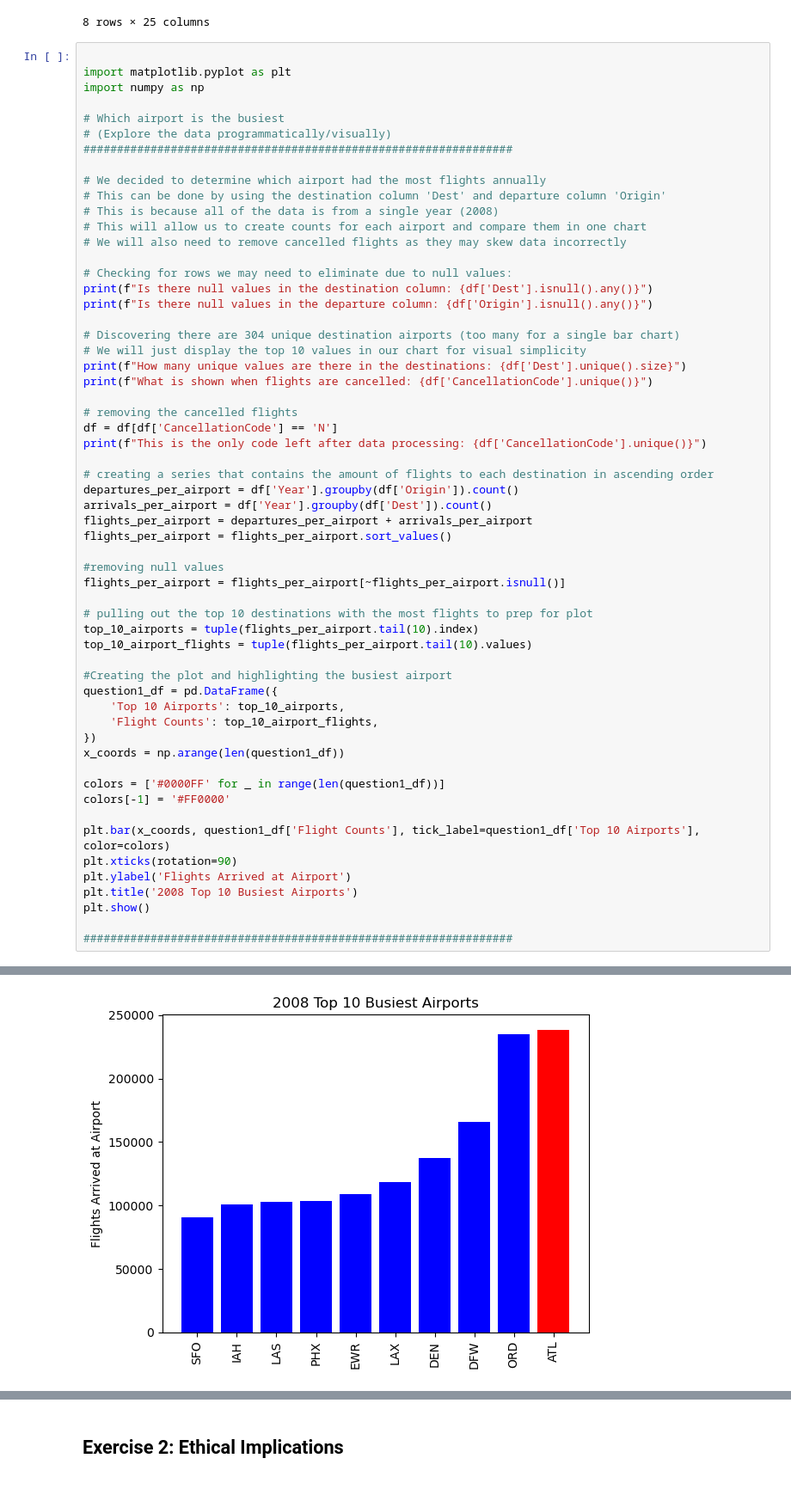
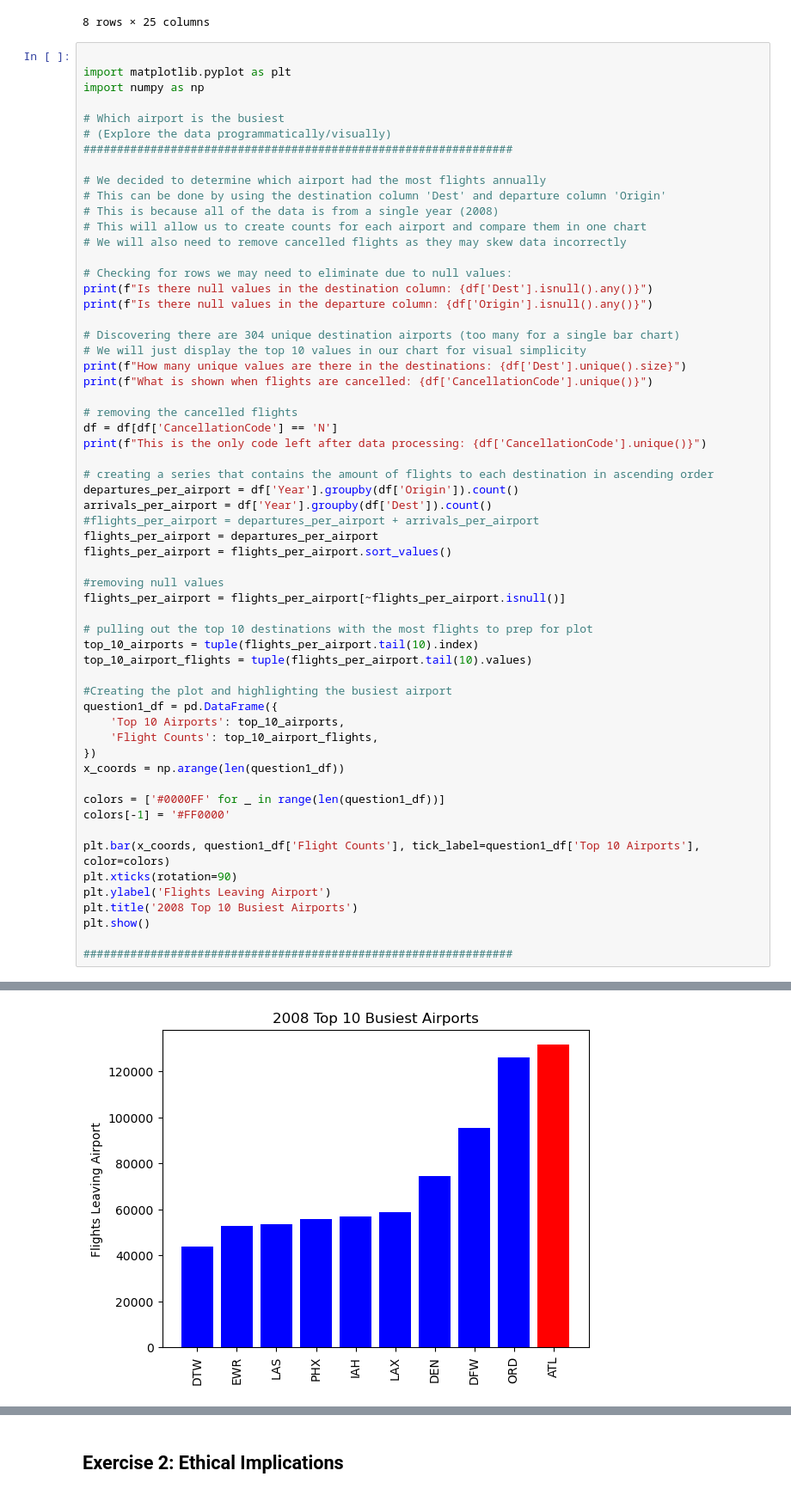
Before and after one commit to ossu/computer-science, a Jupyter notebook: extras/USC-AIML-NACME/Notebooks/data-processing.ipynb, the cells around one changed output, grey strips where cells are left out. Shown: that part at 86% size. Drawn from its saved outputs; the diff is of its cells as text.

```diff
--- a/extras/USC-AIML-NACME/Notebooks/data-processing.ipynb
+++ b/extras/USC-AIML-NACME/Notebooks/data-processing.ipynb
@@ -158,37 +158,38 @@ print(f"This is the only code left after data processing: {df['CancellationCode'
 # creating a series that contains the amount of flights to each destination in ascending order
 departures_per_airport = df['Year'].groupby(df['Origin']).count()
 arrivals_per_airport = df['Year'].groupby(df['Dest']).count()
-flights_per_airport = departures_per_airport + arrivals_per_airport
+#flights_per_airport = departures_per_airport + arrivals_per_airport
+flights_per_airport = departures_per_airport
 flights_per_airport = flights_per_airport.sort_values()
 
 #removing null values
 flights_per_airport = flights_per_airport[~flights_per_airport.isnull()]
 
 # pulling out the top 10 destinations with the most flights to prep for plot
 top_10_airports = tuple(flights_per_airport.tail(10).index)
 top_10_airport_flights = tuple(flights_per_airport.tail(10).values)
 
 #Creating the plot and highlighting the busiest airport
 question1_df = pd.DataFrame({
     'Top 10 Airports': top_10_airports,
     'Flight Counts': top_10_airport_flights,
 })
 x_coords = np.arange(len(question1_df))
 
 colors = ['#0000FF' for _ in range(len(question1_df))]
 colors[-1] = '#FF0000'
 
 plt.bar(x_coords, question1_df['Flight Counts'], tick_label=question1_df['Top 10 Airports'], color=colors)
 plt.xticks(rotation=90)
-plt.ylabel('Flights Arrived at Airport')
+plt.ylabel('Flights Leaving Airport')
 plt.title('2008 Top 10 Busiest Airports')
 plt.show()
 
 ################################################################
 # %% [output]
 Is there null values in the destination column: False
 Is there null values in the departure column: False
 How many unique values are there in the destinations: 304
 What is shown when flights are cancelled: ['N']
 This is the only code left after data processing: ['N']
-[figure, old version]
+[figure, new version]
```
Also changed, not shown: parts of 4 cells of this notebook.
